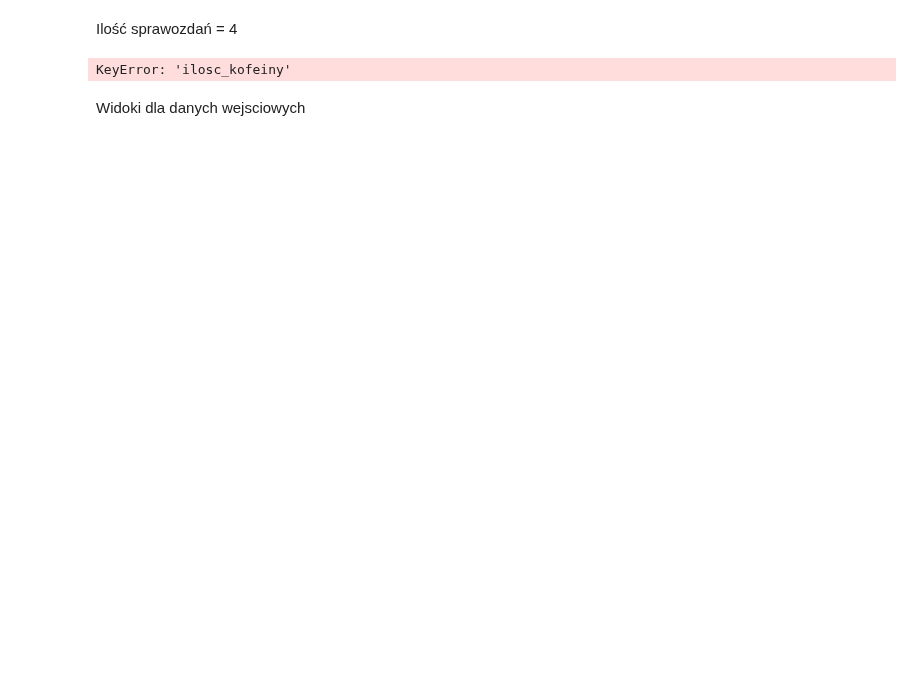
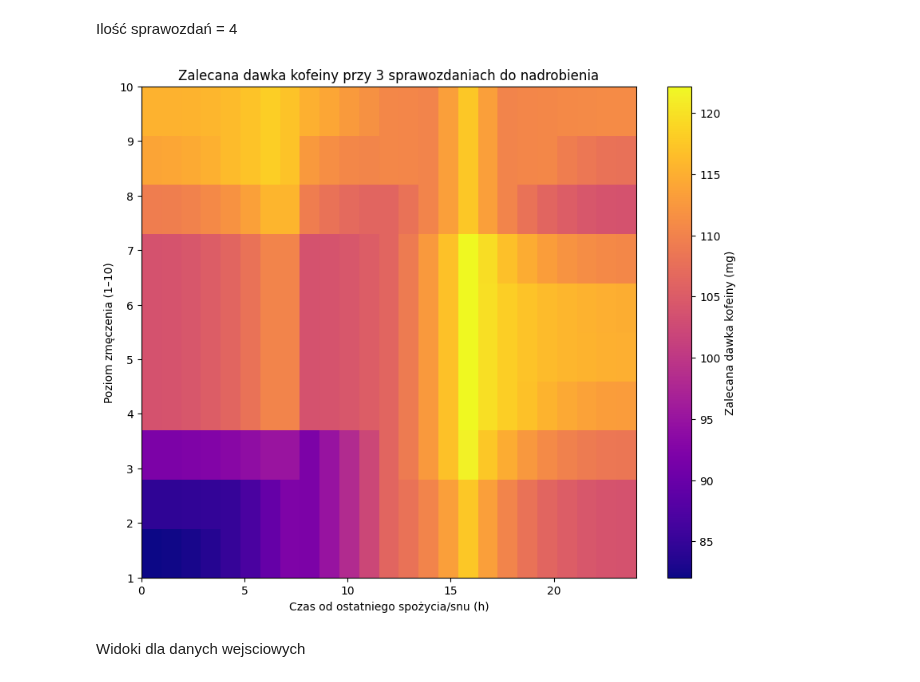
Before and after one commit to nkocjan/computational-intelligence-methods, a Jupyter notebook: lab05/lab05.ipynb, the cells around one changed output. Cells and saved outputs as stored; diff of their text form; code cells hidden in the pictures; blank space fills up the shorter version.

```diff
--- a/lab05/lab05.ipynb
+++ b/lab05/lab05.ipynb
@@ -131,7 +131,7 @@ czas['dawno'] = fuzz.trimf(czas.universe, [12, 24, 24])
 Funkcja zmęczenia jest mocno subiektywna, dlatego dane rozłożono symetrycznie. Skala ( 1 - 10 ) oznacza 1 -> brak zmęczenia, 10 -> duże zmęczenie.
 # %%
 zmeczenie['niskie'] = fuzz.trimf(zmeczenie.universe, [1, 1, 4])
-zmeczenie['srednie'] = fuzz.trimf(zmeczenie.universe, [3, 5.5, 8])
+zmeczenie['srednie'] = fuzz.trimf(zmeczenie.universe, [2, 5.5, 8])
 zmeczenie['wysokie'] = fuzz.trimf(zmeczenie.universe, [7, 10, 10])
 # %% [markdown]
 Funkcja ilości zaległych sprawozdań.
@@ -149,21 +149,29 @@ kofeina['dzik_tropic_200mg_kofeiny_bomba'] = fuzz.trimf(kofeina.universe, [150,
 # %% [markdown]
 Zdefiniowanie zasad
 # %%
-rule1 = ctrl.Rule(czas['niedawno'] & zmeczenie['niskie'] & sprawozdania['brak'], kofeina['dzik_mango_0_kofeiny'])
-rule2 = ctrl.Rule(czas['niedawno'] & zmeczenie['wysokie'] & sprawozdania['duzo'], kofeina['redbull_330ml'])
-rule3 = ctrl.Rule(czas['niedawno'] & zmeczenie['srednie'] & sprawozdania['troche'], kofeina['redbull_250ml'])
-rule4 = ctrl.Rule(czas['srednio'] & zmeczenie['srednie'] & sprawozdania['troche'], kofeina['redbull_250ml'])
-rule5 = ctrl.Rule(czas['srednio'] & zmeczenie['wysokie'] & sprawozdania['duzo'], kofeina['dzik_tropic_200mg_kofeiny_bomba'])
-rule6 = ctrl.Rule(czas['srednio'] & zmeczenie['niskie'] & sprawozdania['troche'], kofeina['redbull_250ml'])
-rule7 = ctrl.Rule(czas['dawno'] & zmeczenie['wysokie'] & sprawozdania['duzo'], kofeina['dzik_tropic_200mg_kofeiny_bomba'])
-rule8 = ctrl.Rule(czas['dawno'] & zmeczenie['niskie'] & sprawozdania['brak'], kofeina['redbull_250ml'])
-rule9 = ctrl.Rule(czas['dawno'] & zmeczenie['srednie'] & sprawozdania['duzo'], kofeina['redbull_330ml'])
-rule10 = ctrl.Rule(czas['dawno'] & zmeczenie['srednie'] & sprawozdania['brak'], kofeina['redbull_250ml'])
-rule11 = ctrl.Rule(czas['niedawno'] & zmeczenie['srednie'] & sprawozdania['duzo'], kofeina['redbull_250ml'])
+rule1 = ctrl.Rule(zmeczenie['niskie'] & czas['niedawno'], kofeina['dzik_mango_0_kofeiny'])
+rule2 = ctrl.Rule(zmeczenie['srednie'] & czas['niedawno'], kofeina['redbull_250ml'])
+rule3 = ctrl.Rule(zmeczenie['wysokie'] & czas['niedawno'], kofeina['redbull_330ml'])
+
+rule4 = ctrl.Rule(zmeczenie['niskie'] & czas['srednio'], kofeina['redbull_250ml'])
+rule5 = ctrl.Rule(zmeczenie['srednie'] & czas['srednio'], kofeina['redbull_250ml'])
+rule6 = ctrl.Rule(zmeczenie['wysokie'] & czas['srednio'], kofeina['dzik_tropic_200mg_kofeiny_bomba'])
+
+rule7 = ctrl.Rule(zmeczenie['niskie'] & czas['dawno'], kofeina['redbull_250ml'])
+rule8 = ctrl.Rule(zmeczenie['srednie'] & czas['dawno'], kofeina['redbull_330ml'])
+rule9 = ctrl.Rule(zmeczenie['wysokie'] & czas['dawno'], kofeina['dzik_tropic_200mg_kofeiny_bomba'])
+
+rule10 = ctrl.Rule(sprawozdania['duzo'], kofeina['dzik_tropic_200mg_kofeiny_bomba'])
+rule11 = ctrl.Rule(sprawozdania['troche'] & zmeczenie['srednie'], kofeina['redbull_250ml'])
+rule12 = ctrl.Rule(sprawozdania['troche'] & zmeczenie['wysokie'], kofeina['redbull_330ml'])
+rule13 = ctrl.Rule(sprawozdania['brak'] & zmeczenie['niskie'], kofeina['dzik_mango_0_kofeiny'])
+rule14 = ctrl.Rule(sprawozdania['brak'] & zmeczenie['srednie'], kofeina['redbull_250ml'])
+
+rule15 = ctrl.Rule(czas['niedawno'] | czas['srednio'] | czas['dawno'], kofeina['redbull_250ml'])
 # %% [markdown]
 Stworzenie zasad i przygotowanie zbiorow
 # %%
-ilosc_kofeiny = ctrl.ControlSystemSimulation(ctrl.ControlSystem([rule1, rule2, rule3, rule4, rule5, rule6, rule7, rule8, rule9, rule10, rule11]))
+ilosc_kofeiny = ctrl.ControlSystemSimulation(ctrl.ControlSystem([rule1, rule2, rule3, rule4, rule5, rule6, rule7, rule8, rule9, rule10, rule11,rule12,rule13,rule14,rule15]))
 
 ostatnia_sesja = np.arange(0, 25, 1)
 poziom_zmeczenia = np.arange(1, 11, 1)
@@ -197,21 +205,21 @@ Ilość sprawozdań = 4
 # %%
 for i, x in enumerate(ostatnia_sesja):
     for j, y in enumerate(poziom_zmeczenia):
         ilosc_kofeiny.input['czas_od_spoczynku'] = x
         ilosc_kofeiny.input['poziom_zmeczenia'] = y
         ilosc_kofeiny.input['ilosc_sprawozdan'] = 4
         ilosc_kofeiny.compute()
-        heatmap[i, j] = ilosc_kofeiny.output['ilosc_kofeiny']
+        heatmap[i, j] = ilosc_kofeiny.output['kofeina']
 
 plt.figure(figsize=(10, 8))
 plt.imshow(heatmap.T, origin='lower', extent=[0, 24, 1, 10], aspect='auto', cmap='plasma')
 plt.colorbar(label='Zalecana dawka kofeiny (mg)')
 plt.xlabel('Czas od ostatniego spożycia/snu (h)')
 plt.ylabel('Poziom zmęczenia (1–10)')
 plt.title('Zalecana dawka kofeiny przy 3 sprawozdaniach do nadrobienia')
 plt.show()
 # %% [output]
-KeyError: 'ilosc_kofeiny'
+[figure, added]
 # %% [markdown]
 Widoki dla danych wejsciowych
 # %%
```
Also changed, not shown: parts of 2 cells of this notebook.
